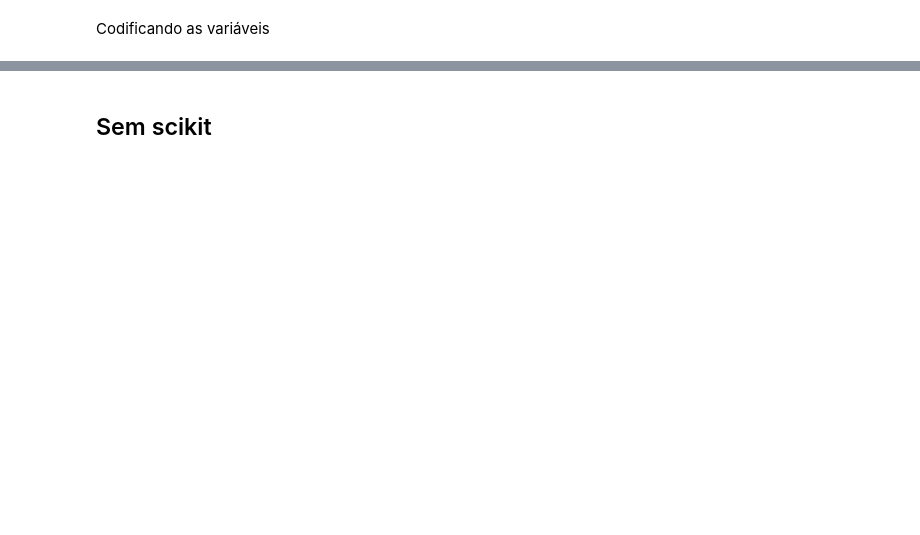
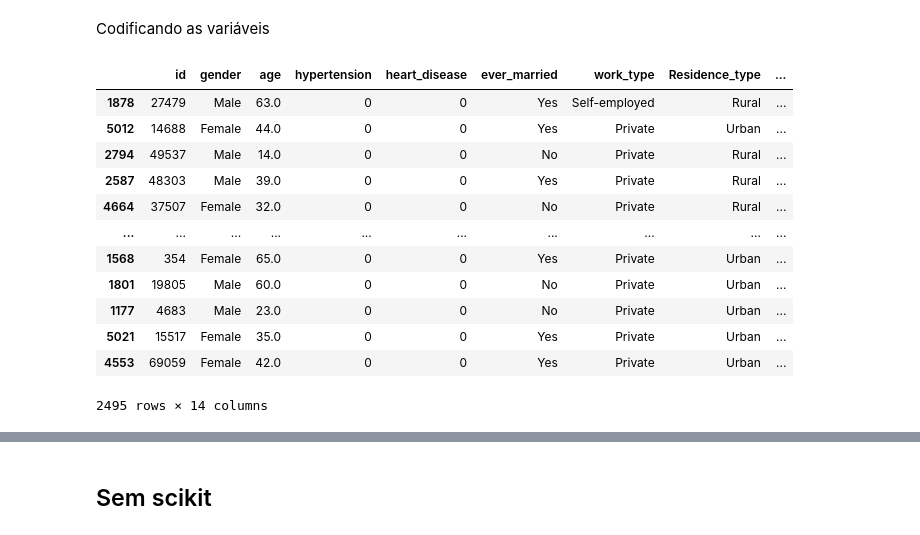
Before and after one commit to mariamaOlive/estatistica-residencia, a Jupyter notebook: projetoEstatisticaDescritiva.ipynb, the cells around one changed output, grey strips where cells are left out. Cells and saved outputs as stored; diff of their text form; code cells hidden in the pictures; blank space fills up the shorter version.

```diff
--- a/projetoEstatisticaDescritiva.ipynb
+++ b/projetoEstatisticaDescritiva.ipynb
@@ -121,9 +256,10 @@ Separando em dados de treinamento e teste
 # %%
-XcomY = dados.select_dtypes(include=['category'])
+XcomY = dados#.select_dtypes(include=['category'])
+#XcomY = dados.select_dtypes(include=['category'])
 X = XcomY.drop(columns='stroke')
 
 y = dados['stroke']
 
-#X_train, X_test, y_train, y_test = train_test_split(X, y, test_size=0.3, random_state=42)
+X_train, X_test, y_train, y_test = train_test_split(X, y, test_size=0.3, random_state=42)
 # %% [markdown]
 Codificando as variáveis
@@ -194,0 +266,18 @@ X
+# %%
+X_trainNB = X_train
+X_testNB = X_test
+X_trainNB
+# %% [output]
+|  | id | gender | age | hypertension | heart_disease | ever_married | work_type | Residence_type | ... |
+| 1878 | 27479 | Male | 63.0 | 0 | 0 | Yes | Self-employed | Rural | ... |
+| 5012 | 14688 | Female | 44.0 | 0 | 0 | Yes | Private | Urban | ... |
+| 2794 | 49537 | Male | 14.0 | 0 | 0 | No | Private | Rural | ... |
+| 2587 | 48303 | Male | 39.0 | 0 | 0 | Yes | Private | Rural | ... |
+| 4664 | 37507 | Female | 32.0 | 0 | 0 | No | Private | Rural | ... |
+| ... | ... | ... | ... | ... | ... | ... | ... | ... | ... |
+| 1568 | 354 | Female | 65.0 | 0 | 0 | Yes | Private | Urban | ... |
+| 1801 | 19805 | Male | 60.0 | 0 | 0 | No | Private | Urban | ... |
+| 1177 | 4683 | Male | 23.0 | 0 | 0 | No | Private | Urban | ... |
+| 5021 | 15517 | Female | 35.0 | 0 | 0 | Yes | Private | Urban | ... |
+| 4553 | 69059 | Female | 42.0 | 0 | 0 | Yes | Private | Urban | ... |
+2495 rows × 14 columns
```
Also changed, not shown: parts of 41 cells of this notebook.
